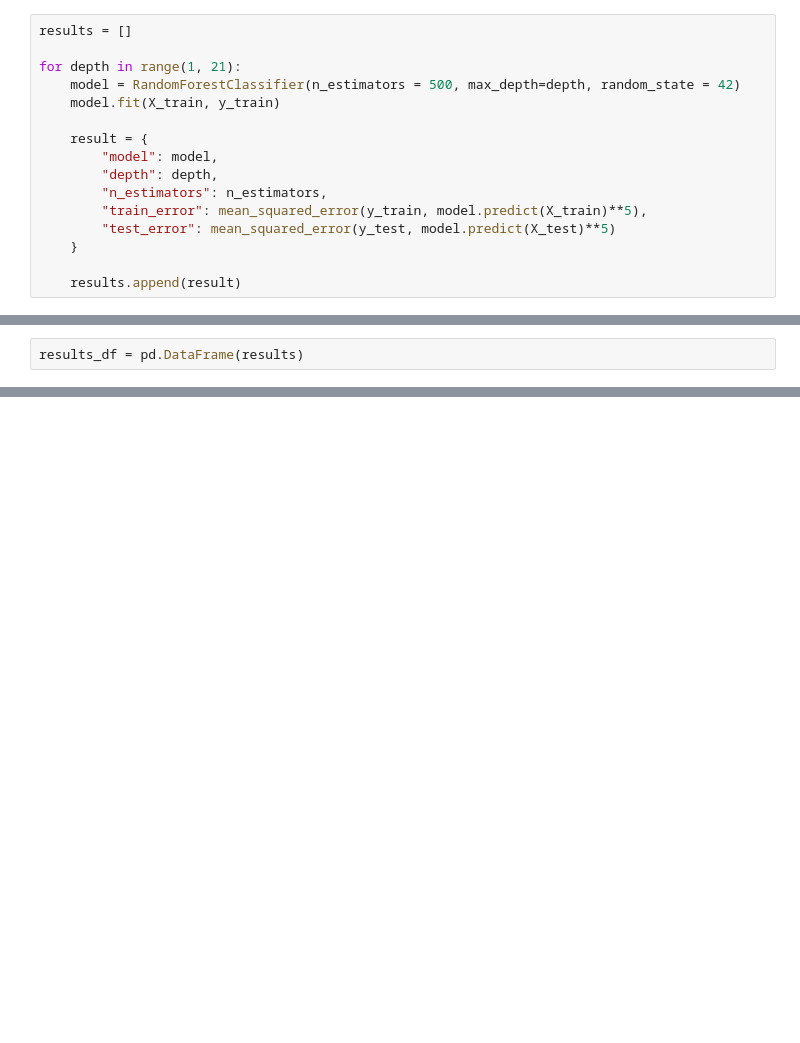
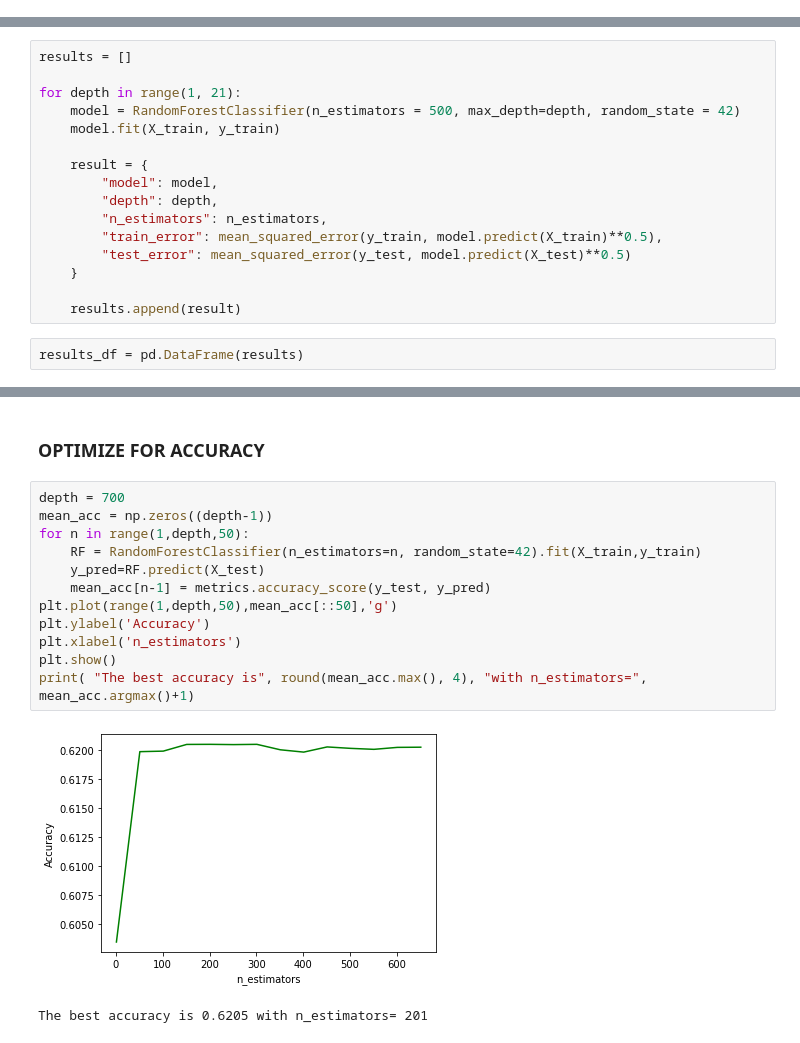
Before and after one commit to maria-luisa-gomez/covid-death-rate-prediction, a Jupyter notebook: notebooks/1 COVID Modelling_balanced_multiclass.ipynb, the cells around one changed output, grey strips where cells are left out. Cells and saved outputs as stored; diff of their text form; blank space fills up the shorter version.

```diff
--- a/notebooks/1 COVID Modelling_balanced_multiclass.ipynb
+++ b/notebooks/1 COVID Modelling_balanced_multiclass.ipynb
@@ -552,16 +549,0 @@ weighted avg       0.61      0.61      0.60    129934
-# %%
-results = []
-
-for depth in range(1, 21):
-    model = RandomForestClassifier(n_estimators = 500, max_depth=depth, random_state = 42)
-    model.fit(X_train, y_train)
-
-    result = {
-        "model": model,
-        "depth": depth,
-        "n_estimators": n_estimators,
-        "train_error": mean_squared_error(y_train, model.predict(X_train)**5),
-        "test_error": mean_squared_error(y_test, model.predict(X_test)**5)
-    }
-
-    results.append(result)
@@ -568,2 +552,18 @@ for depth in range(1, 21):
+# %%
+results = []
+
+for depth in range(1, 21):
+    model = RandomForestClassifier(n_estimators = 500, max_depth=depth, random_state = 42)
+    model.fit(X_train, y_train)
+
+    result = {
+        "model": model,
+        "depth": depth,
+        "n_estimators": n_estimators,
+        "train_error": mean_squared_error(y_train, model.predict(X_train)**0.5),
+        "test_error": mean_squared_error(y_test, model.predict(X_test)**0.5)
+    }
+
+    results.append(result)
 # %%
 results_df = pd.DataFrame(results)
@@ -599,0 +600,17 @@ plt.legend()
+# %% [markdown]
+### OPTIMIZE FOR ACCURACY
+# %%
+depth = 700
+mean_acc = np.zeros((depth-1))
+for n in range(1,depth,50):
+    RF = RandomForestClassifier(n_estimators=n, random_state=42).fit(X_train,y_train)
+    y_pred=RF.predict(X_test)
+    mean_acc[n-1] = metrics.accuracy_score(y_test, y_pred)
+plt.plot(range(1,depth,50),mean_acc[::50],'g')
+plt.ylabel('Accuracy')
+plt.xlabel('n_estimators')
+plt.show()
+print( "The best accuracy is", round(mean_acc.max(), 4), "with n_estimators=", mean_acc.argmax()+1)
+# %% [output]
+[figure, added]
+The best accuracy is 0.6205 with n_estimators= 201
```
Also changed, not shown: parts of 43 cells of this notebook, 4 other files.
